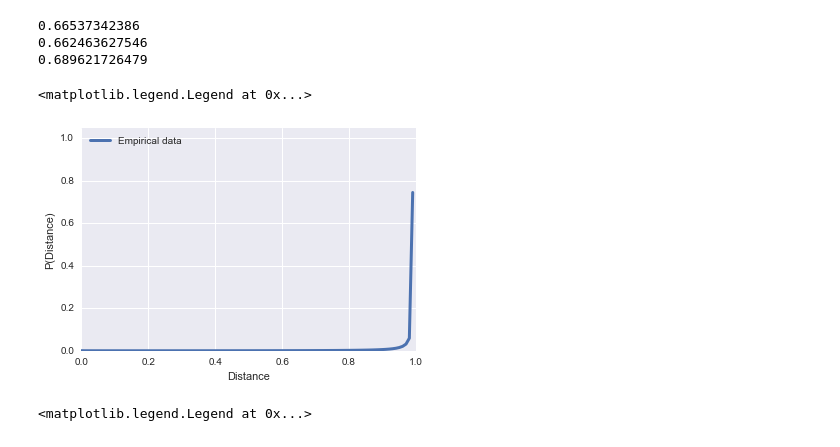
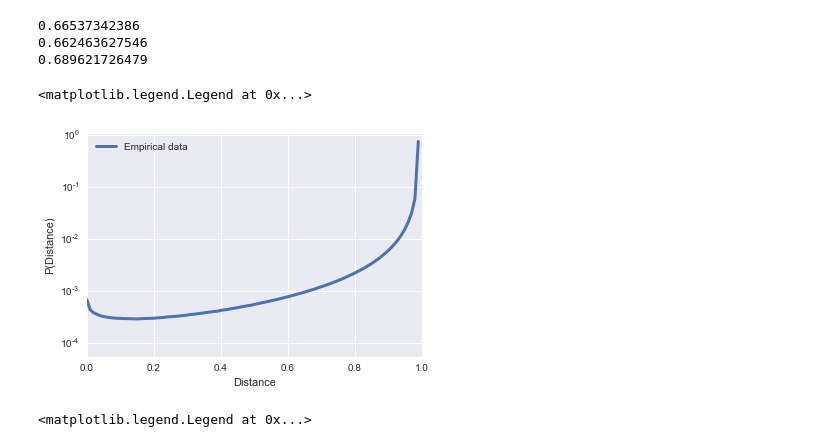
Before and after one commit to jlorince/MusicForaging, a Jupyter notebook: notebooks/CIKM.ipynb, the cells around one changed output. Cells and saved outputs as stored; diff of their text form; code cells hidden in the pictures.

```diff
--- a/notebooks/CIKM.ipynb
+++ b/notebooks/CIKM.ipynb
@@ -608,35 +608,35 @@ bins_rand=  np.array([  1.41707094e-04,   1.01401180e-02,   2.01385289e-02,
           8.70003456e-01,   8.80001867e-01,   8.90000278e-01,
           8.99998688e-01,   9.09997099e-01,   9.19995510e-01,
           9.29993921e-01,   9.39992332e-01,   9.49990743e-01,
           9.59989154e-01,   9.69987565e-01,   9.79985976e-01,
           9.89984387e-01,   9.99982797e-01])
 
 
 
 vals =  vals / float(vals.sum())
 ax.plot(bins[:-1],vals,lw=3,label='Empirical data',c=colors[0])
 
 # vals,bins2 = np.histogram(dists_rand,100)
 # vals =  vals / float(vals.sum())
 # ax.plot(bins2[:-1],vals,lw=3,label='Uniform random features',c=colors[1],ls='--')
 
 # vals_rand =  vals_rand / float(vals_rand.sum())
 # ax.plot(bins_rand[:-1],vals_rand,lw=3,label='Shuffled features',c=colors[2],ls='--')
 
 
 
-#ax.set_yscale('log')
+ax.set_yscale('log')
 #ax.set_xlim(0,bins[-2])
 ax.set_xlim(0,1)
 ax.set_xlabel('Distance')#,fontsize='large')
 ax.set_ylabel('P(Distance)')#,fontsize='large')
 ax.set_ylim(0.000055,1.05)
 
 ax.legend(loc='upper left')
 #fig.savefig('/Users/jaredlorince/Desktop/dists.pdf',bbox_inches='tight')
 # %% [output]
 <matplotlib.legend.Legend at 0x...>
-[figure, old version]
+[figure, new version]
 # %%
 ### COMPARISON OF PAIRWISE DISTANCE DISTRIBUTIONS ACROSS MODEL TYPES
 
```
Also changed, not shown: parts of 1 cell of this notebook, 5 other files.
